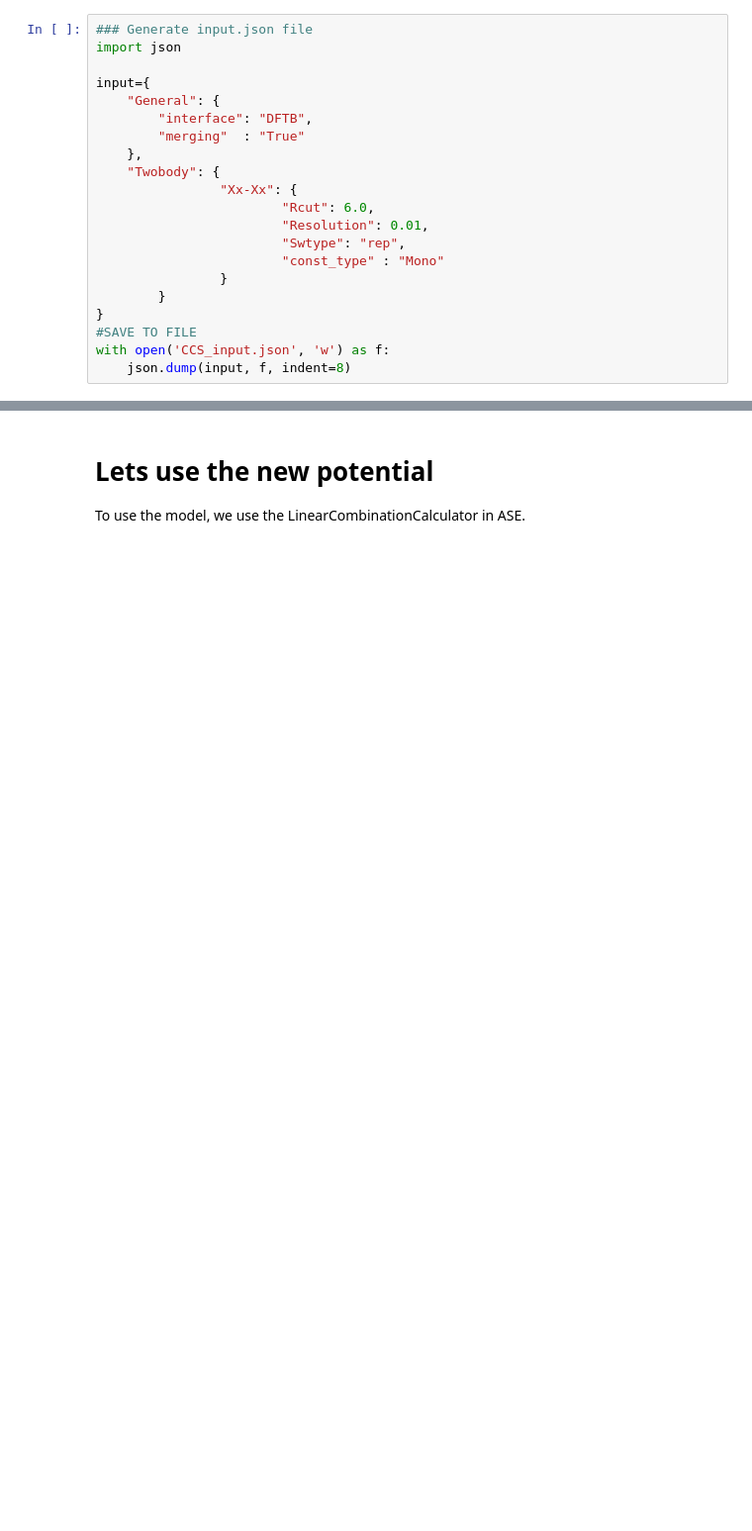
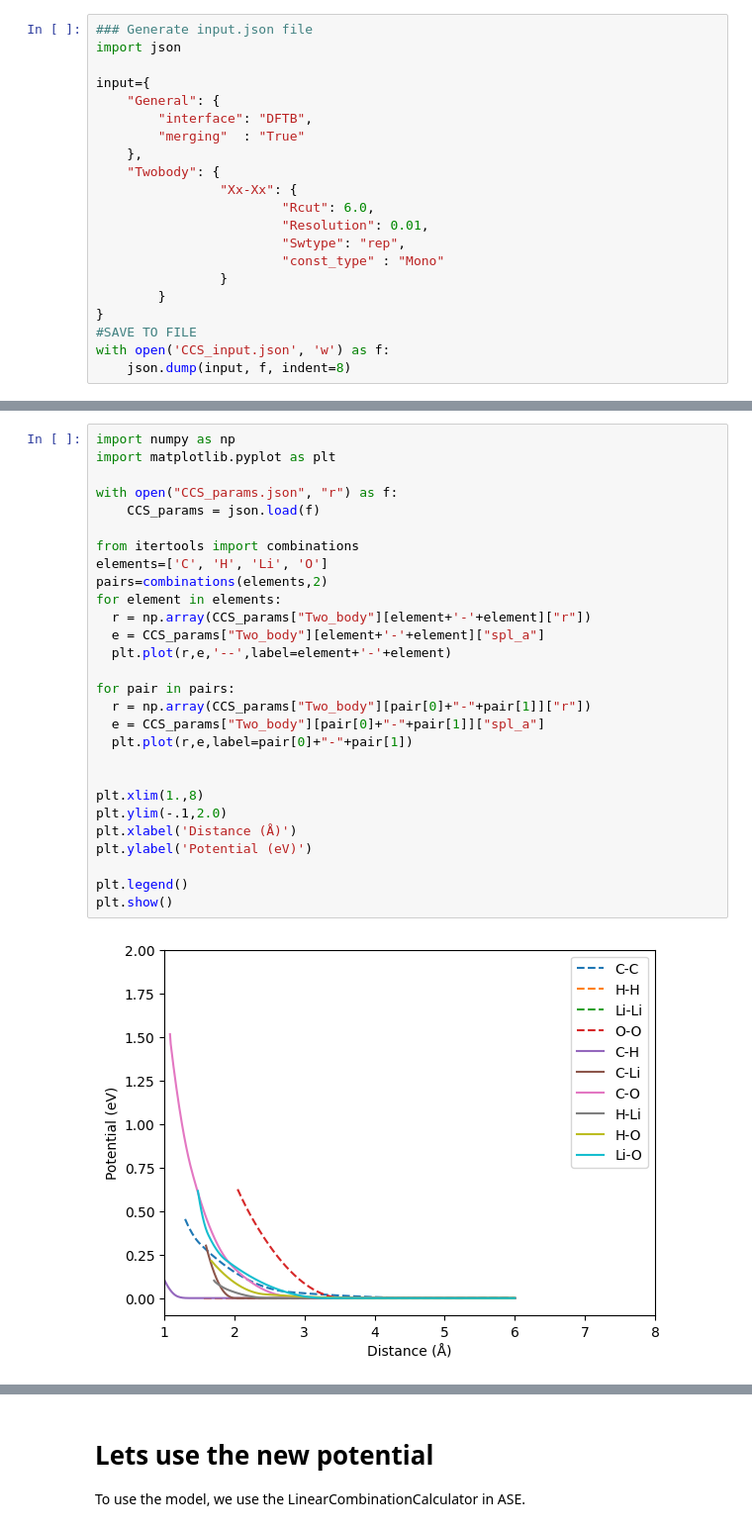
Before and after one commit to peterbmob/niteroi, a Jupyter notebook: Tutorial_3.ipynb, the cells around one changed output, grey strips where cells are left out. Shown at 99% size. Drawn from its saved outputs; the diff is of its cells as text; blank space fills up the shorter version.

```diff
--- a/Tutorial_3.ipynb
+++ b/Tutorial_3.ipynb
@@ -852 +848,31 @@ ccs_fit("CCS_input.json")
+# %%
+import numpy as np
+import matplotlib.pyplot as plt
+
+with open("CCS_params.json", "r") as f:
+    CCS_params = json.load(f)
+
+from itertools import combinations
+elements=['C', 'H', 'Li', 'O']
+pairs=combinations(elements,2)
+for element in elements:
+  r = np.array(CCS_params["Two_body"][element+'-'+element]["r"])
+  e = CCS_params["Two_body"][element+'-'+element]["spl_a"]
+  plt.plot(r,e,'--',label=element+'-'+element)
+
+for pair in pairs:
+  r = np.array(CCS_params["Two_body"][pair[0]+"-"+pair[1]]["r"])
+  e = CCS_params["Two_body"][pair[0]+"-"+pair[1]]["spl_a"]
+  plt.plot(r,e,label=pair[0]+"-"+pair[1])
+
+
+plt.xlim(1.,8)
+plt.ylim(-.1,2.0)
+plt.xlabel('Distance (Å)')
+plt.ylabel('Potential (eV)')
+
+plt.legend()
+plt.show()
+# %% [output]
+[figure, added]
 # %% [markdown]
```
Also changed, not shown: parts of 24 cells of this notebook.
